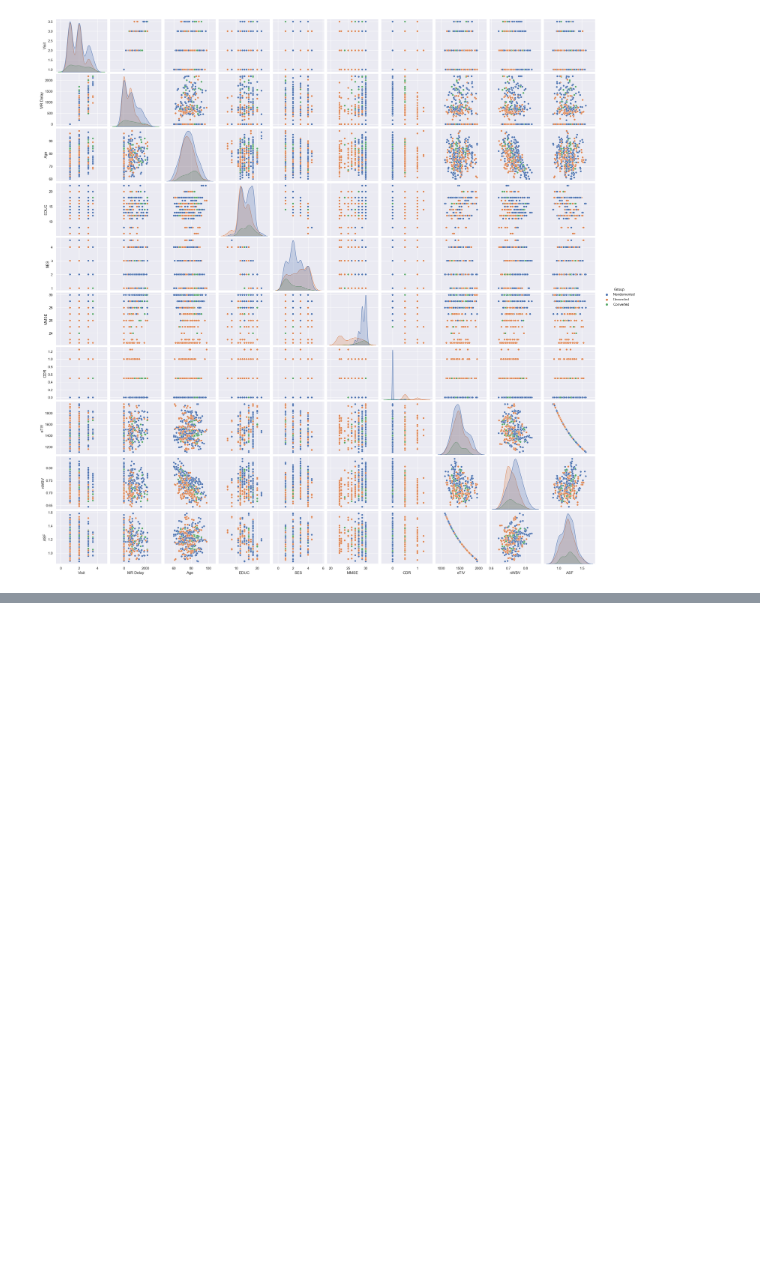
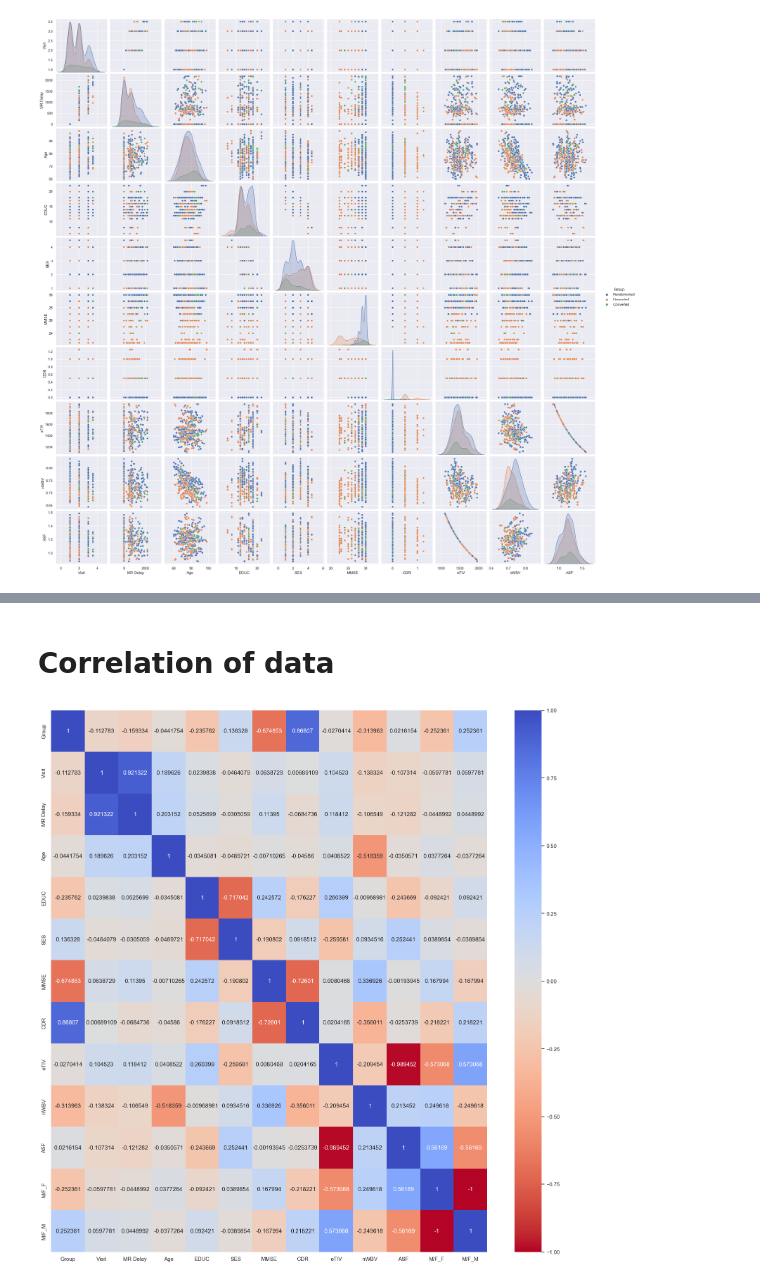
Before and after one commit to pinilDissanayaka/Dementia-Prediction, a Jupyter notebook: Notebook/Prediction.ipynb, the cells around one changed output, grey strips where cells are left out. Drawn from its saved outputs; the diff is of its cells as text; code cells hidden in the pictures; blank space fills up the shorter version.

```diff
--- a/Notebook/Prediction.ipynb
+++ b/Notebook/Prediction.ipynb
@@ -85,0 +115,6 @@ df[df.isnull().any(axis = 1)]
+# %%
+for i in df.columns:
+    n_mis = df[i].isnull().sum()
+    per = n_mis / df.shape[0] * 100
+
+    print(f"{i} : Missing {n_mis} ({per})")
@@ -267,3 +316,12 @@ plt.show()
 # %% [output]
 <Figure size 3000x3000 with 0 Axes>
 [figure]
+# %%
+df.replace({'Group' : {'Nondemented' : 0, 'Converted' : 1, 'Demented' : 2}}, inplace = True)
+# %%
+df = pd.get_dummies(df)
+# %%
+df['M/F_F'] = df['M/F_F'].astype('int64')
+df['M/F_M'] = df['M/F_M'].astype('int64')
+
+df.info()
@@ -269,0 +358,9 @@ plt.show()
+# %% [markdown]
+# Correlation of data
+# %%
+sns.set()
+plt.figure(figsize = (20, 20))
+sns.heatmap(df.corr(), annot = True, cmap = "coolwarm_r" , fmt = 'g')
+plt.show()
+# %% [output]
+[figure, added]
```
Also changed, not shown: parts of 23 cells of this notebook.
